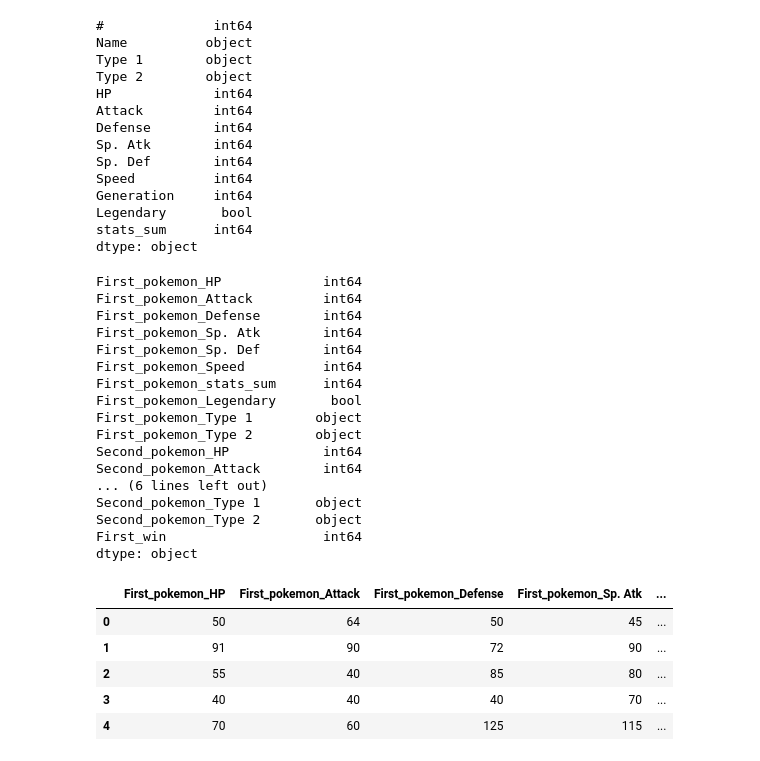
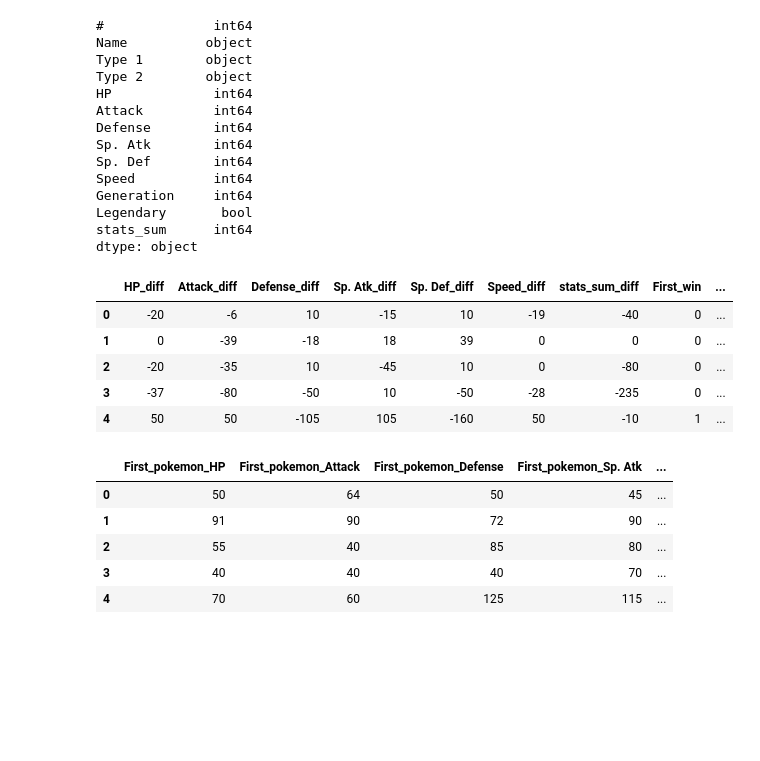
Before and after one commit to MuhammadAgf/RandomForest_MecinLearning, a Jupyter notebook: Muhammad1.ipynb, the cells around one changed output. Drawn from its saved outputs; the diff is of its cells as text; code cells hidden in the pictures; blank space fills up the shorter version.

```diff
--- a/Muhammad1.ipynb
+++ b/Muhammad1.ipynb
@@ -191,23 +199,21 @@ combats_data["First_win"] = combats_data.apply(lambda x: 1 if x["First_pokemon"]
 # %%
 combats_data = combats_data.drop(cols, axis=1)
+combats_v2_data = combats_v2_data.drop(cols, axis=1)
-# %%
-combats_data.dtypes
-# %% [output]
-First_pokemon_HP             int64
-First_pokemon_Attack         int64
-First_pokemon_Defense        int64
-First_pokemon_Sp. Atk        int64
-First_pokemon_Sp. Def        int64
-First_pokemon_Speed          int64
-First_pokemon_stats_sum      int64
-First_pokemon_Legendary       bool
-First_pokemon_Type 1        object
-First_pokemon_Type 2        object
-Second_pokemon_HP            int64
-Second_pokemon_Attack        int64
-... (6 lines left out)
-Second_pokemon_Type 1       object
-Second_pokemon_Type 2       object
-First_win                    int64
-dtype: object
+# %%
+combats_v2_data = combats_v2_data.drop(cols, axis=1)
+# %%
+combats_v2_data = combats_v2_data.drop(['Legendary_diff'],axis=1)
+# %%
+for f in ['First', 'Second']:
+    feature_dict = dict(zip(pokemon['#'], pokemon['Legendary']))
+    combats_v2_data["{}_pokemon_Legendary".format(f)] = combats_data["{}_pokemon".format(f)].replace(feature_dict)
+# %%
+combats_v2_data.head()
+# %% [output]
+|  | HP_diff | Attack_diff | Defense_diff | Sp. Atk_diff | Sp. Def_diff | Speed_diff | stats_sum_diff | First_win | ... |
+| 0 | -20 | -6 | 10 | -15 | 10 | -19 | -40 | 0 | ... |
+| 1 | 0 | -39 | -18 | 18 | 39 | 0 | 0 | 0 | ... |
+| 2 | -20 | -35 | 10 | -45 | 10 | 0 | -80 | 0 | ... |
+| 3 | -37 | -80 | -50 | 10 | -50 | -28 | -235 | 0 | ... |
+| 4 | 50 | 50 | -105 | 105 | -160 | 50 | -10 | 1 | ... |
 # %%
```
Also changed, not shown: parts of 5 cells of this notebook.
